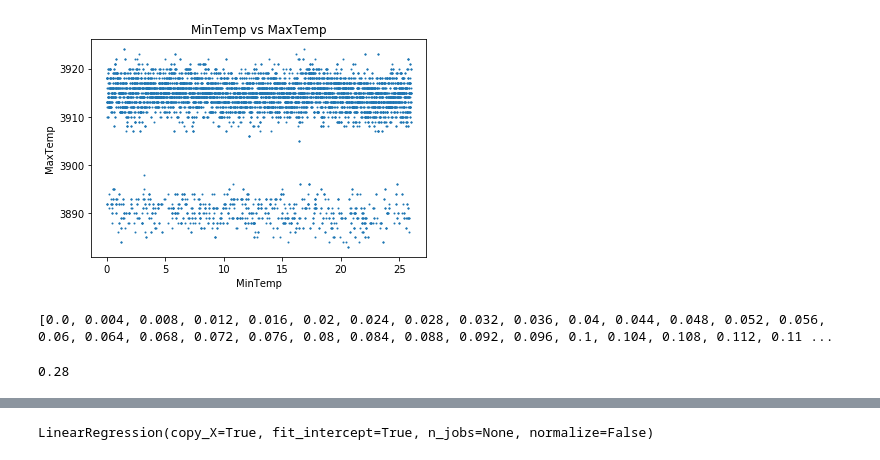
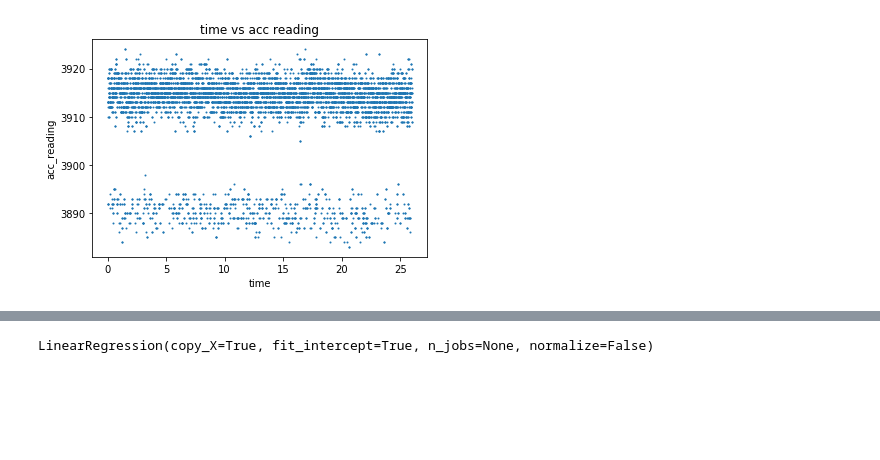
Before and after one commit to MostafaAhmed95/linear_reg, a Jupyter notebook: linear-regresion-now.ipynb, the cells around one changed output, grey strips where cells are left out. Saved outputs shown, nothing was run; the diff lists cells and outputs as text; code cells hidden in the pictures; blank space fills up the shorter version.

```diff
--- a/linear-regresion-now.ipynb
+++ b/linear-regresion-now.ipynb
@@ -9,6 +10,6 @@ from sklearn import metrics
 %matplotlib inline
 # %%
-data=open('data_set_23_.txt')
+data=open('case5.txt')
 # %%
 x=[]
 y=[]
@@ -38,19 +21,11 @@ for i in data:
 # %%
 plt.scatter(x,y,s=1)
-plt.title('MinTemp vs MaxTemp')
-plt.xlabel('MinTemp')
-plt.ylabel('MaxTemp')
+plt.title('time vs acc reading')
+plt.xlabel('time')
+plt.ylabel('acc_reading')
 plt.show()
 # %% [output]
-[figure, old version]
+[figure, new version]
-# %%
-print(x)
-# %% [output]
-[0.0, 0.004, 0.008, 0.012, 0.016, 0.02, 0.024, 0.028, 0.032, 0.036, 0.04, 0.044, 0.048, 0.052, 0.056, 0.06, 0.064, 0.068, 0.072, 0.076, 0.08, 0.084, 0.088, 0.092, 0.096, 0.1, 0.104, 0.108, 0.112, 0.11 ...
 # %%
 x=np.array(x)
 y=np.array(y)
-# %%
-print(x[70])
-# %% [output]
-0.28
```
Also changed, not shown: parts of 17 cells of this notebook.
